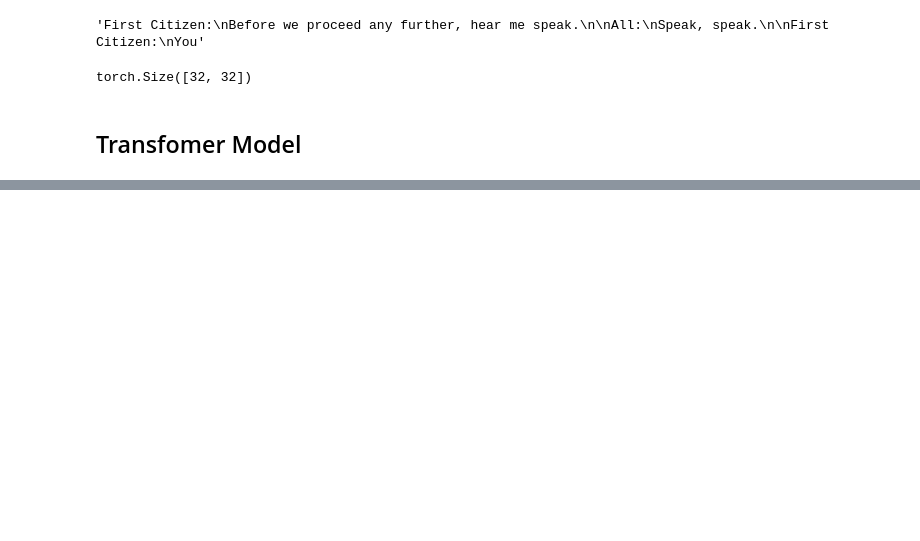
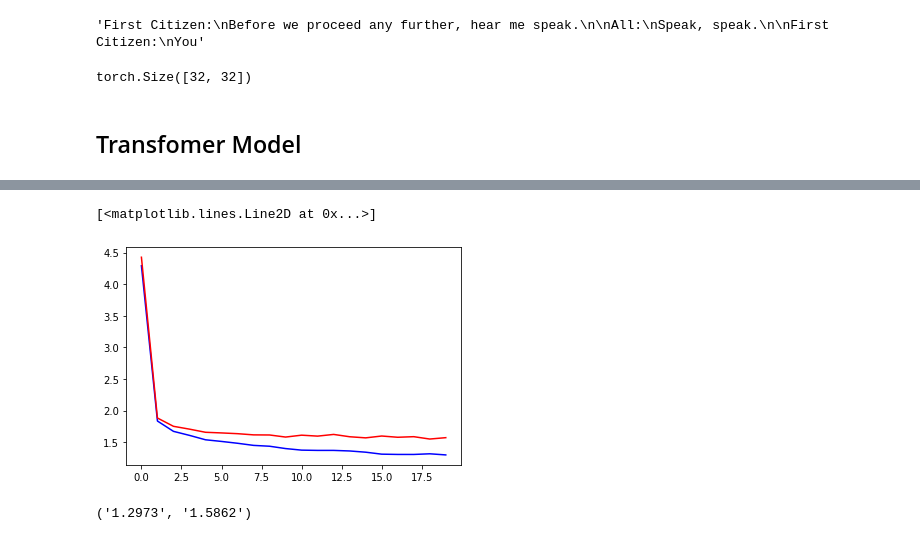
Before and after one commit to stkao05/makemore, a Jupyter notebook: gpt_pretrain.ipynb, the cells around one changed output, grey strips where cells are left out. Saved outputs shown, nothing was run; the diff lists cells and outputs as text; code cells hidden in the pictures; blank space fills up the shorter version.

```diff
--- a/gpt_pretrain.ipynb
+++ b/gpt_pretrain.ipynb
@@ -447,0 +557,3 @@ bout he had he worra no i 'dell , '' turnished wint the alw his have knew to gan
+# %%
+optim = torch.optim.Adam(model.parameters(), lr=0.0001) # default lr=0.001
+lossi = fit(shake_next_batch, batch_size=32, epoch=5000, eval_n=20, optim=optim)
@@ -447,0 +581,16 @@ bout he had he worra no i 'dell , '' turnished wint the alw his have knew to gan
+# %%
+tr_loss = [t for t, v in lossi]
+va_loss = [v for t, v in lossi]
+
+plot.plot(tr_loss, "b")
+plot.plot(va_loss, "r")
+# %% [output]
+[<matplotlib.lines.Line2D at 0x...>]
+[figure, added]
+# %%
+tr_loss = eval_split(model, shake_next_batch, "train", cfg.block_size, batch_size=32, eval_size=2056)
+va_loss = eval_split(model, shake_next_batch, "valid", cfg.block_size, batch_size=32, eval_size=2056)
+
+f"{tr_loss:.4f}", f"{va_loss:.4f}"
+# %% [output]
+('1.2973', '1.5862')
```
Also changed, not shown: parts of 26 cells of this notebook.
